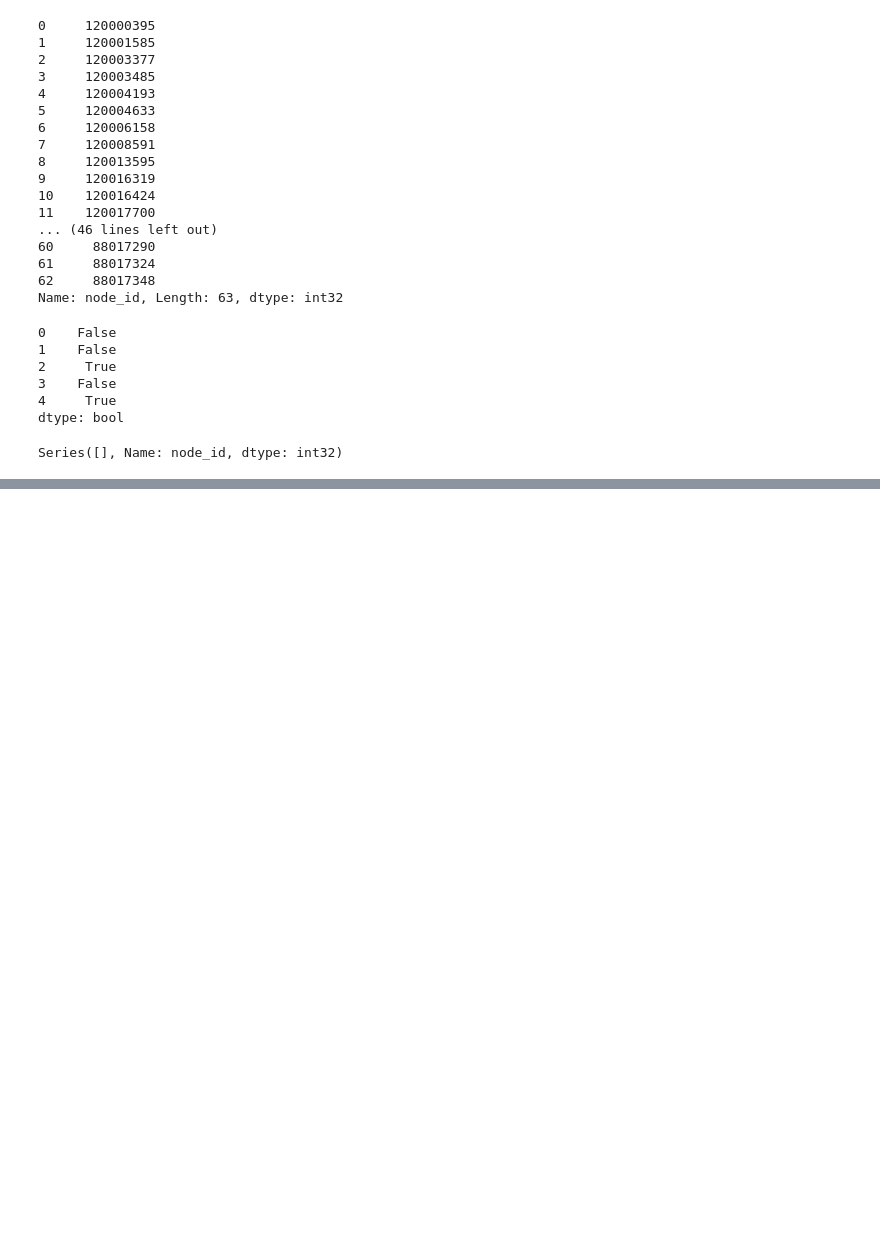
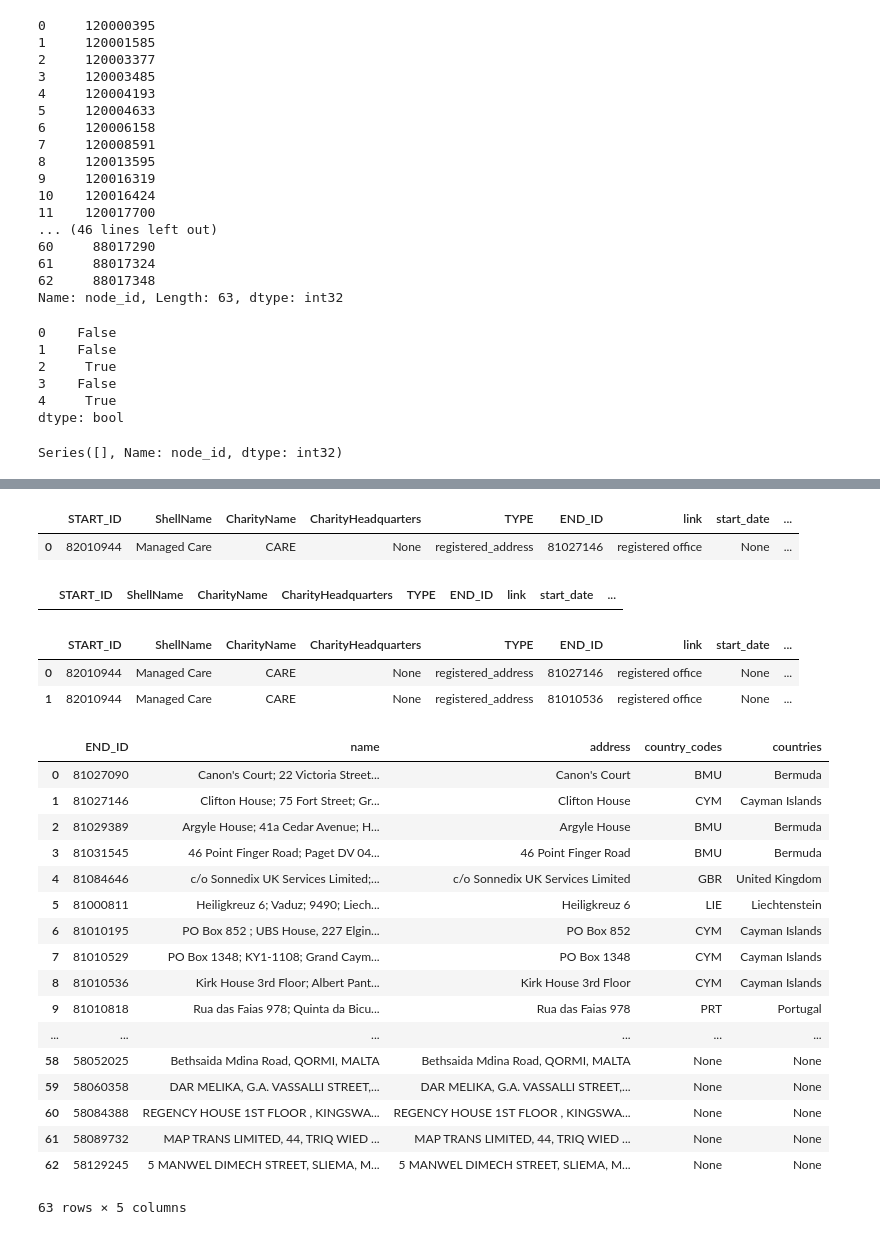
Before and after one commit to thimler/applied_data_analysis_projects, a Jupyter notebook: src/Address Checks.ipynb, the cells around one changed output, grey strips where cells are left out. Cells and saved outputs as stored; diff of their text form; code cells hidden in the pictures; blank space fills up the shorter version.

```diff
--- a/src/Address Checks.ipynb
+++ b/src/Address Checks.ipynb
@@ -221,0 +246,11 @@ Series([], Name: node_id, dtype: int32)
+# %%
+prejudice.head(1)
+# %% [output]
+|  | START_ID | ShellName | CharityName | CharityHeadquarters | TYPE | END_ID | link | start_date | ... |
+| 0 | 82010944 | Managed Care | CARE | None | registered_address | 81027146 | registered office | None | ... |
+# %%
+#case of start ID
+address_pd=df_pd
+address_pd.drop(['note','valid_until','sourceID'],axis=1,inplace=True)
+address_pd.rename(columns={'node_id':'START_ID'},inplace=True)
+address_pd['START_ID']=address_pd['START_ID'].apply(int)
@@ -221,0 +259,36 @@ Series([], Name: node_id, dtype: int32)
+# %%
+pride_start
+# %% [output]
+|  | START_ID | ShellName | CharityName | CharityHeadquarters | TYPE | END_ID | link | start_date | ... |
+# %%
+#case of end ID
+address_pd.rename(columns={'START_ID':'END_ID'},inplace=True)
+prejudice['END_ID']=prejudice['END_ID'].apply(int)
+pride_end=prejudice.merge(address_pd, on ='END_ID')
+# %%
+prejudice.head(2)
+# %% [output]
+|  | START_ID | ShellName | CharityName | CharityHeadquarters | TYPE | END_ID | link | start_date | ... |
+| 0 | 82010944 | Managed Care | CARE | None | registered_address | 81027146 | registered office | None | ... |
+| 1 | 82010944 | Managed Care | CARE | None | registered_address | 81010536 | registered office | None | ... |
+# %%
+address_pd
+# %% [output]
+|  | END_ID | name | address | country_codes | countries |
+| 0 | 81027090 | Canon's Court; 22 Victoria Street... | Canon's Court | BMU | Bermuda |
+| 1 | 81027146 | Clifton House; 75 Fort Street; Gr... | Clifton House | CYM | Cayman Islands |
+| 2 | 81029389 | Argyle House; 41a Cedar Avenue; H... | Argyle House | BMU | Bermuda |
+| 3 | 81031545 | 46 Point Finger Road; Paget DV 04... | 46 Point Finger Road | BMU | Bermuda |
+| 4 | 81084646 | c/o Sonnedix UK Services Limited;... | c/o Sonnedix UK Services Limited | GBR | United Kingdom |
+| 5 | 81000811 | Heiligkreuz 6; Vaduz; 9490; Liech... | Heiligkreuz 6 | LIE | Liechtenstein |
+| 6 | 81010195 | PO Box 852 ; UBS House, 227 Elgin... | PO Box 852 | CYM | Cayman Islands |
+| 7 | 81010529 | PO Box 1348; KY1-1108; Grand Caym... | PO Box 1348 | CYM | Cayman Islands |
+| 8 | 81010536 | Kirk House 3rd Floor; Albert Pant... | Kirk House 3rd Floor | CYM | Cayman Islands |
+| 9 | 81010818 | Rua das Faias 978; Quinta da Bicu... | Rua das Faias 978 | PRT | Portugal |
+| ... | ... | ... | ... | ... | ... |
+| 58 | 58052025 | Bethsaida Mdina Road, QORMI, MALTA | Bethsaida Mdina Road, QORMI, MALTA | None | None |
+| 59 | 58060358 | DAR MELIKA, G.A. VASSALLI STREET,... | DAR MELIKA, G.A. VASSALLI STREET,... | None | None |
+| 60 | 58084388 | REGENCY HOUSE 1ST FLOOR , KINGSWA... | REGENCY HOUSE 1ST FLOOR , KINGSWA... | None | None |
+| 61 | 58089732 | MAP TRANS LIMITED, 44, TRIQ WIED ... | MAP TRANS LIMITED, 44, TRIQ WIED ... | None | None |
+| 62 | 58129245 | 5 MANWEL DIMECH STREET, SLIEMA, M... | 5 MANWEL DIMECH STREET, SLIEMA, M... | None | None |
+63 rows × 5 columns
```
Also changed, not shown: parts of 8 cells of this notebook.
